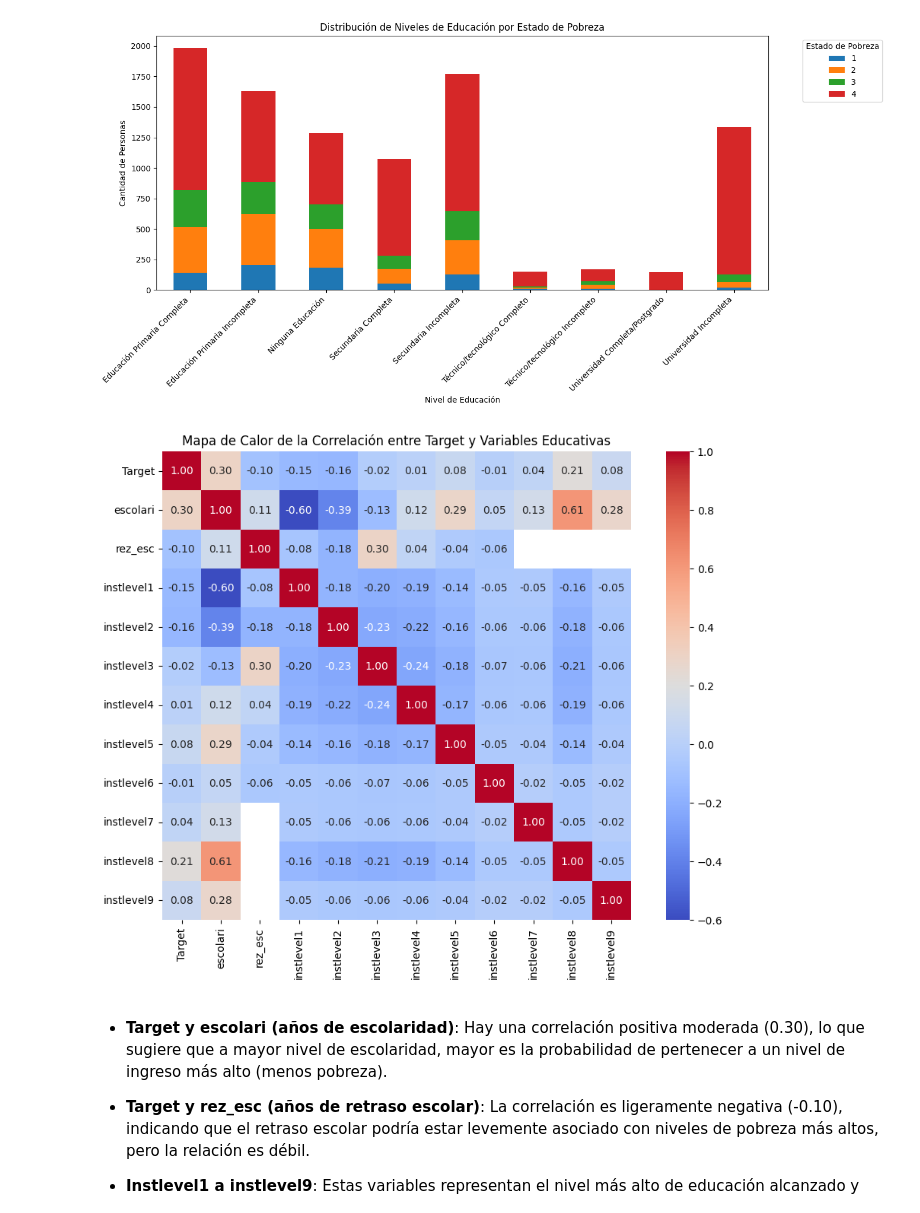
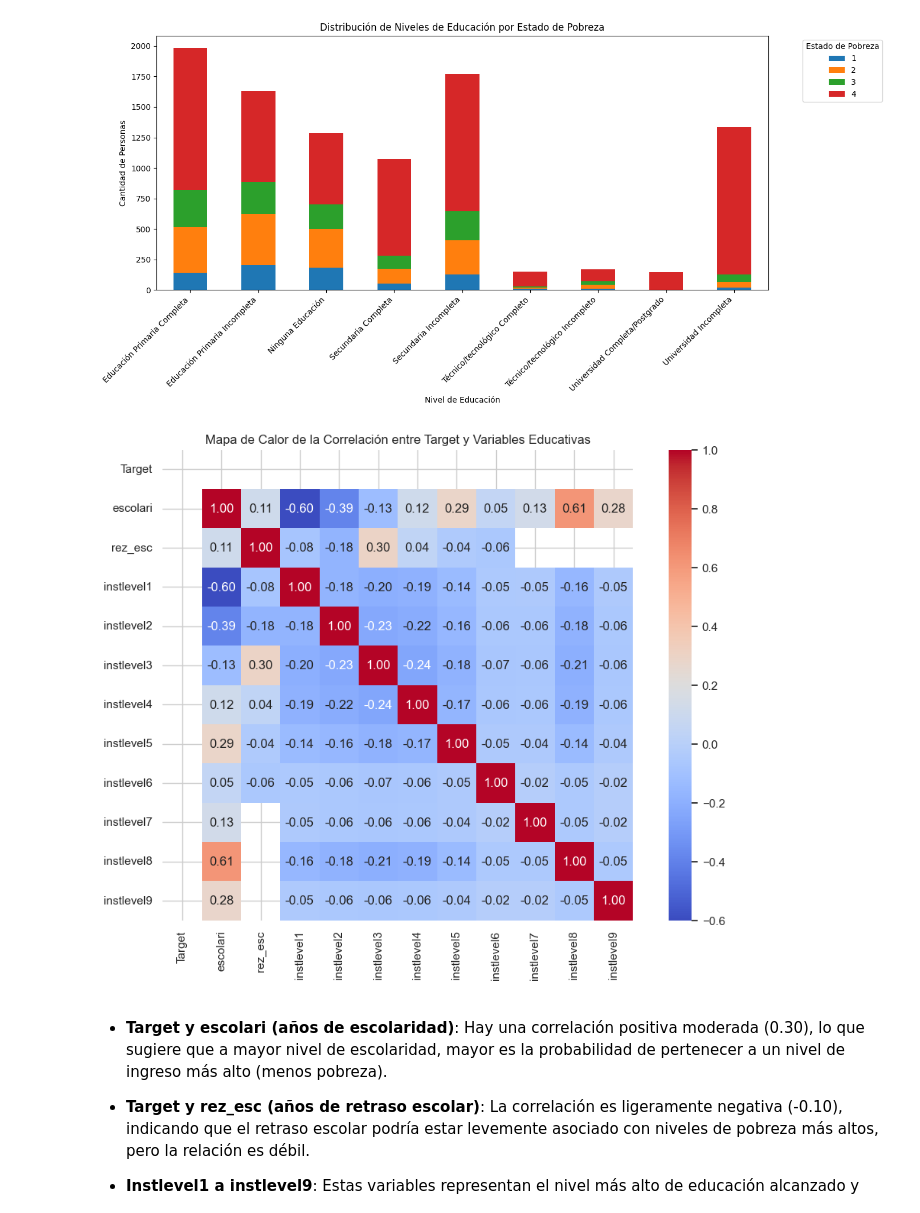
Before and after one commit to hart-venus/proyecto_ia, a Jupyter notebook: main.ipynb, the cells around one changed output. Drawn from its saved outputs; the diff is of its cells as text; code cells hidden in the pictures.

```diff
--- a/main.ipynb
+++ b/main.ipynb
@@ -688,35 +687,39 @@ plt.show()
 # %% [output]
 [figure]
 # %%
+# @hidden_cell.
+
+train = pd.read_csv("./Dataset/train.csv")
+
 # Convertir los niveles de pobreza de vuelta a formato numérico para la correlación
 target_mapping_reverse = {
     'Extrema Pobreza': 1,
     'Pobreza Moderada': 2,
     'Vulnerable': 3,
     'No Vulnerable': 4
 }
 train['Target'] = train['Target'].map(target_mapping_reverse)
 
 # Variables relacionadas con la educación
 education_vars = [
     'escolari', 'rez_esc', 'instlevel1', 'instlevel2', 'instlevel3',
     'instlevel4', 'instlevel5', 'instlevel6', 'instlevel7',
     'instlevel8', 'instlevel9'
 ]
 
 # Creamos un nuevo DataFrame solo con las variables de interés
 df_education = train[['Target'] + education_vars]
 
 # Calculamos la matriz de correlación
 correlation_matrix = df_education.corr()
 
 # Creamos un mapa de calor para visualizar las correlaciones
 plt.figure(figsize=(12, 8))
 sns.heatmap(correlation_matrix, annot=True, fmt='.2f', cmap='coolwarm', cbar=True, square=True)
 plt.title('Mapa de Calor de la Correlación entre Target y Variables Educativas')
 plt.show()
 # %% [output]
-[figure, old version]
+[figure, new version]
 # %% [markdown]
 - **Target y escolari (años de escolaridad)**: Hay una correlación positiva moderada (0.30), lo que sugiere que a mayor nivel de escolaridad, mayor es la probabilidad de pertenecer a un nivel de ingreso más alto (menos pobreza).
 
```
Also changed, not shown: parts of 11 cells of this notebook.
